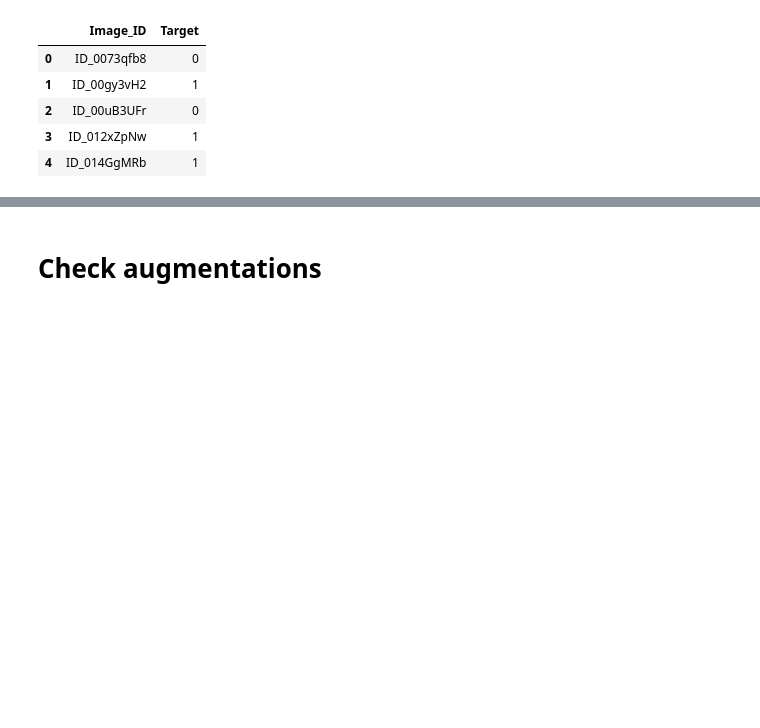
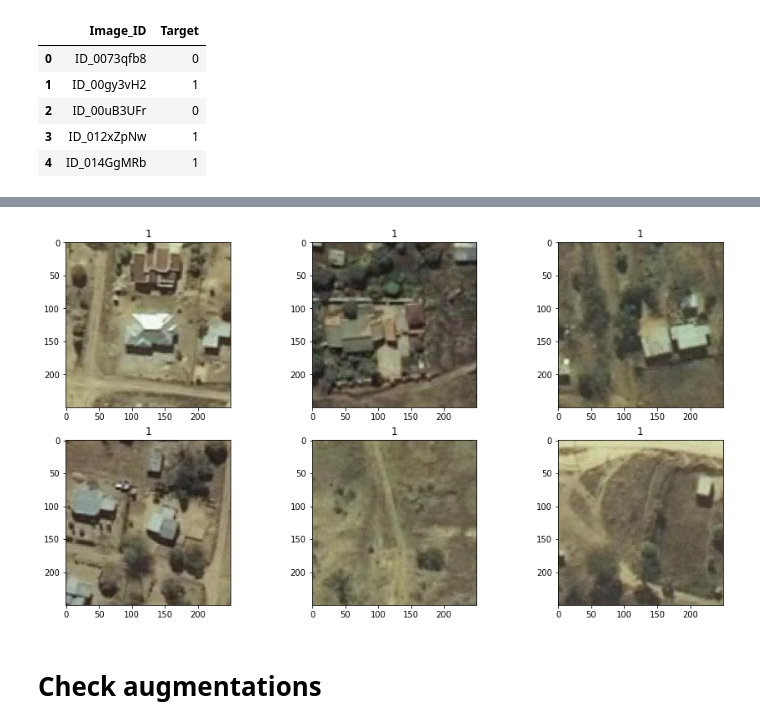
Before and after one commit to adeshkin/road_segment, a Jupyter notebook: EDA.ipynb, the cells around one changed output, grey strips where cells are left out. Saved outputs shown, nothing was run; the diff lists cells and outputs as text; code cells hidden in the pictures; blank space fills up the shorter version.

```diff
--- a/EDA.ipynb
+++ b/EDA.ipynb
@@ -28,15 +28,3 @@ df.head()
 | 2 | ID_00uB3UFr | 0 |
 | 3 | ID_012xZpNw | 1 |
 | 4 | ID_014GgMRb | 1 |
-# %%
-def show_random():
-    fig, axs = plt.subplots(2, 3, figsize=(15,8))
-
-    for ax in axs.ravel():
-        filename, label = df.sample().values[0]
-        img = cv2.imread(f'{image_dir}/{filename}.tif', cv2.IMREAD_COLOR)
-        img = cv2.cvtColor(img, cv2.COLOR_BGR2RGB)
-        ax.imshow(img)
-        ax.set_title(label)
-
-    plt.show()
@@ -53,3 +46,9 @@ ID_3A6YUNAb
+# %%
+from utils import show_random
+
+show_random(df, image_dir)
+# %% [output]
+[figure, added]
 # %% [markdown]
 # Check augmentations
 # %%
```
Also changed, not shown: parts of 6 cells of this notebook, 1 other file.
